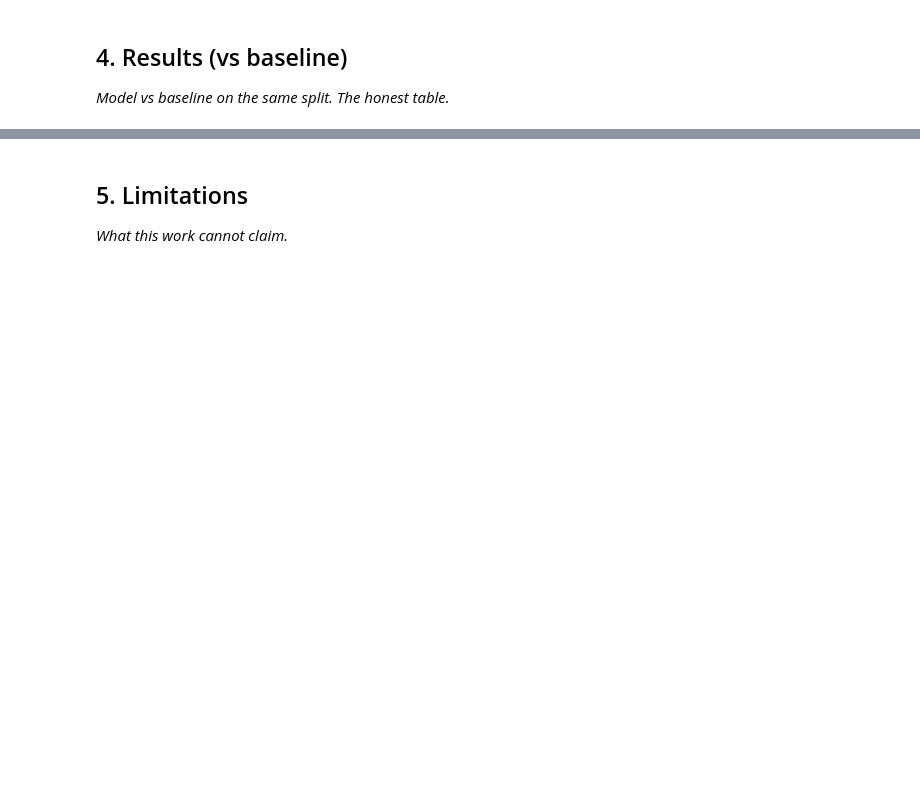
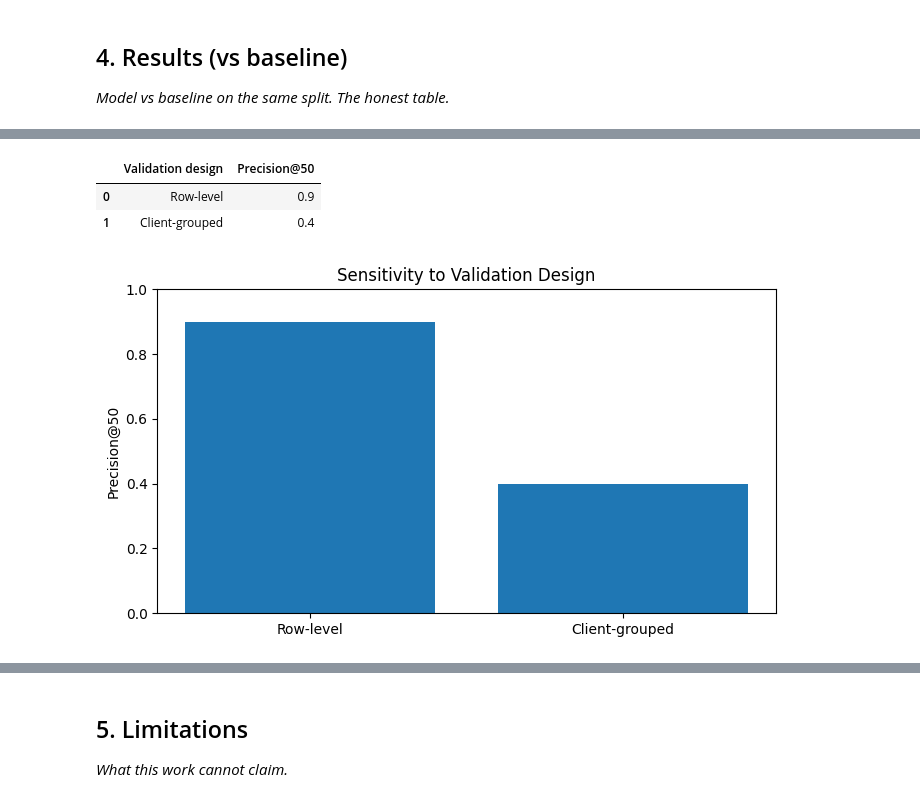
Before and after one commit to mkhlor006/Flyrank_internship_ML, a Jupyter notebook: work/notebooks/capstone.ipynb, the cells around one changed output, grey strips where cells are left out. Saved outputs shown, nothing was run; the diff lists cells and outputs as text; code cells hidden in the pictures; blank space fills up the shorter version.

```diff
--- a/work/notebooks/capstone.ipynb
+++ b/work/notebooks/capstone.ipynb
@@ -73,0 +189,29 @@ Name: count, dtype: int64
+# %%
+validation_results = pd.DataFrame({
+    "Validation design": [
+        "Row-level",
+        "Client-grouped"
+    ],
+    "Precision@50": [
+        0.90,
+        0.40
+    ]
+})
+
+display(validation_results)
+
+plt.figure(figsize=(7, 4))
+plt.bar(
+    validation_results["Validation design"],
+    validation_results["Precision@50"]
+)
+plt.ylabel("Precision@50")
+plt.title("Sensitivity to Validation Design")
+plt.ylim(0, 1)
+plt.tight_layout()
+plt.show()
+# %% [output]
+|  | Validation design | Precision@50 |
+| 0 | Row-level | 0.9 |
+| 1 | Client-grouped | 0.4 |
+[figure, added]
```
Also changed, not shown: parts of 17 cells of this notebook.
